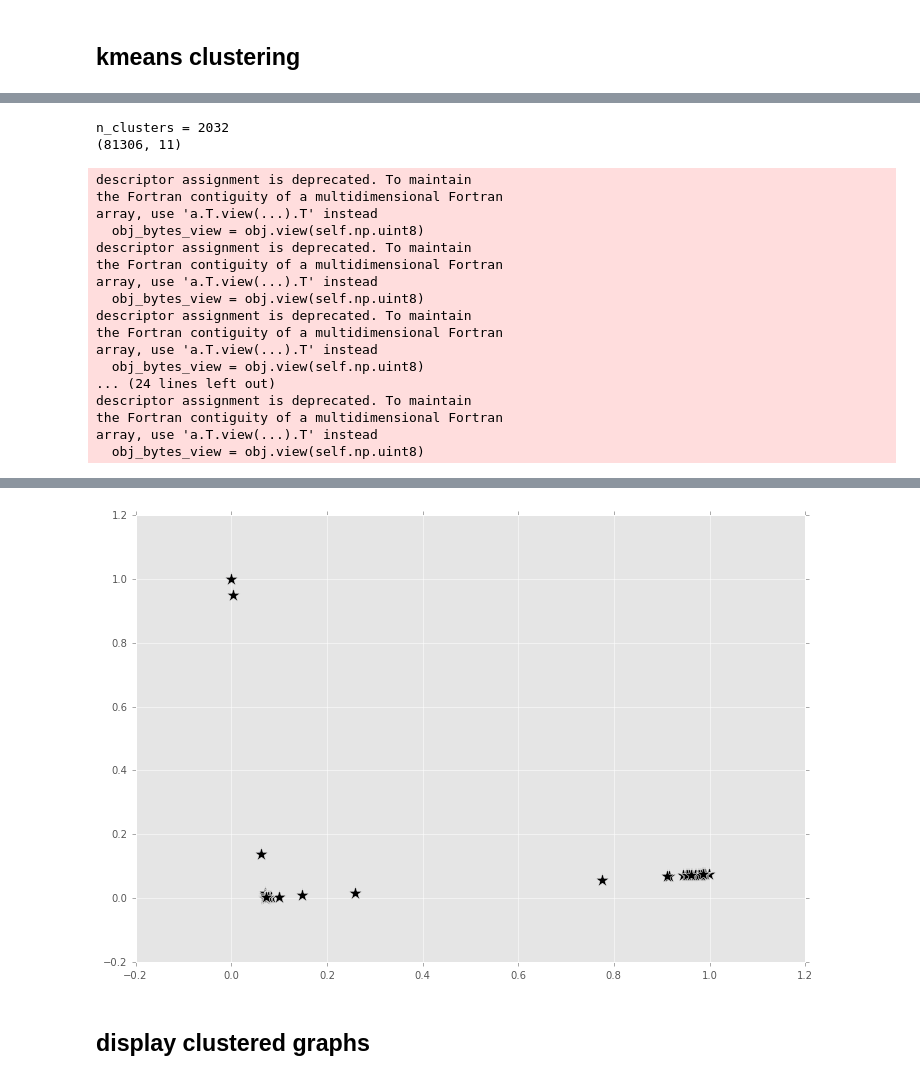
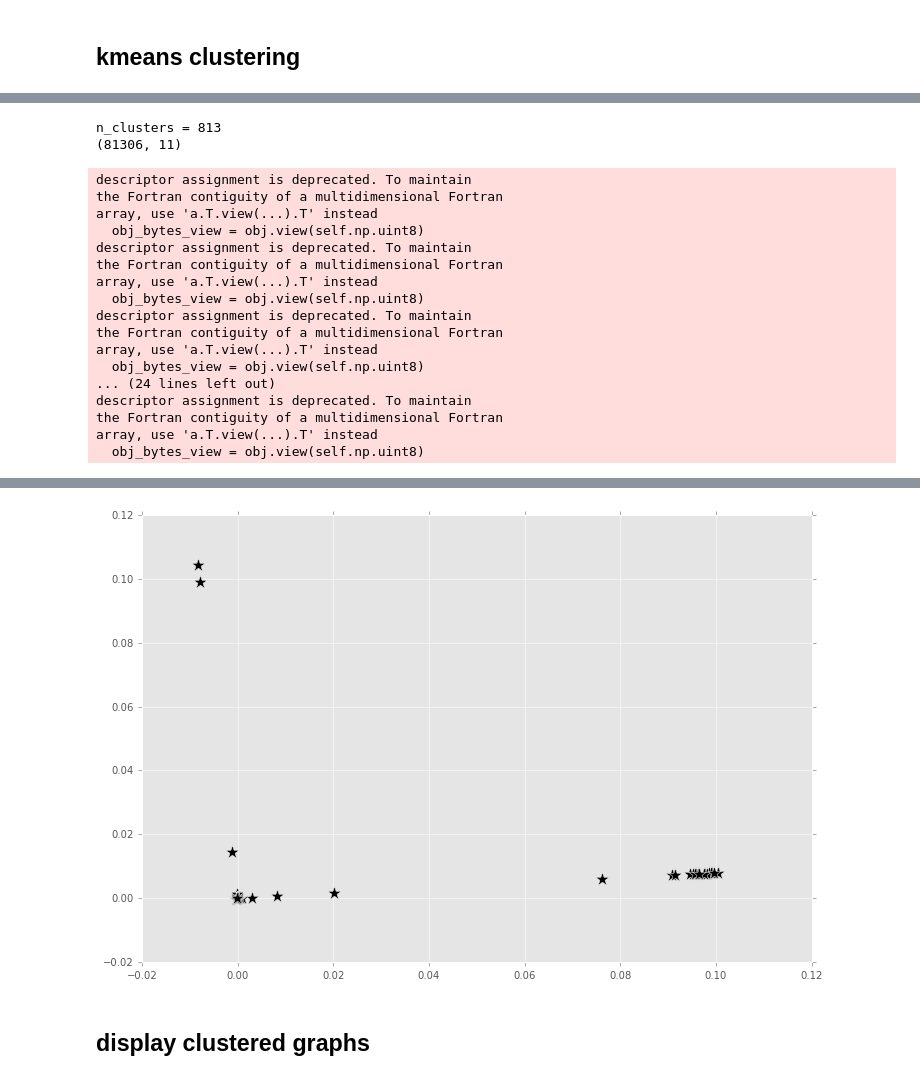
Before and after one commit to yama1968/graph_clustering, a Jupyter notebook: twitter_graph_eigenclusters.ipynb, the cells around one changed output, grey strips where cells are left out. Saved outputs shown, nothing was run; the diff lists cells and outputs as text; code cells hidden in the pictures.

```diff
--- a/twitter_graph_eigenclusters.ipynb
+++ b/twitter_graph_eigenclusters.ipynb
@@ -206,12 +206,14 @@ print(eigvec_n.mean(axis=0))
 # %%
-n_clusters = int(v/40)
+#n_clusters = int(v/40)
+n_clusters = int(v/100)
 print("n_clusters = %d" % n_clusters)
 
 clf = KMeans(init='k-means++', n_clusters=n_clusters, n_init=10, n_jobs=4)
 #clf = AgglomerativeClustering(n_clusters = n_clusters)
 #clf = DBSCAN(eps = 0.0005)
 
-X = eigvec_n[:,1:]
+#X = eigvec_n[:,1:]
+X = eigvec[:,1:]
 
 print(X.shape)
 %time clusters = clf.fit_predict(X)
@@ -224,7 +226,7 @@ if "cluster_centers_" in clf.__dict__:
     # print(centers)
     plt.scatter(centers[0], centers[1], marker='*', s=200, c='black')
 # %% [output]
-n_clusters = 2032
+n_clusters = 813
 (81306, 11)
 descriptor assignment is deprecated. To maintain
 the Fortran contiguity of a multidimensional Fortran
@@ -249,4 +250,4 @@ Wall time: 3min 26s
-[figure, old version]
+[figure, new version]
 # %% [markdown]
 ## display clustered graphs
 # %%
```
Also changed, not shown: parts of 28 cells of this notebook, 3 other files.
